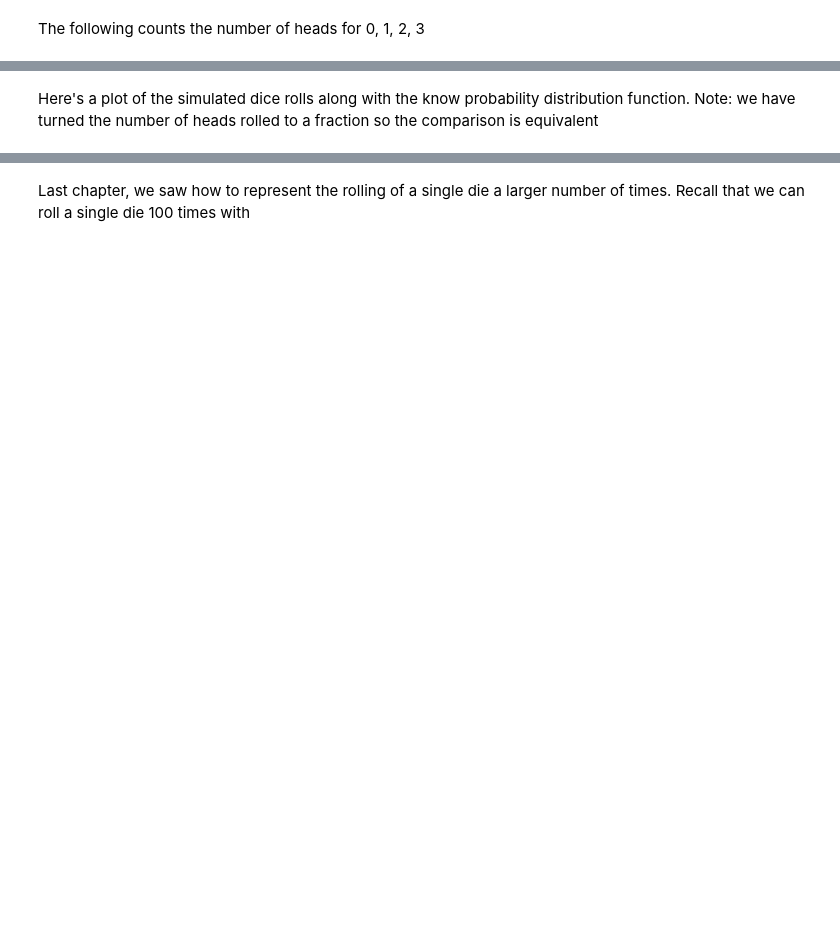
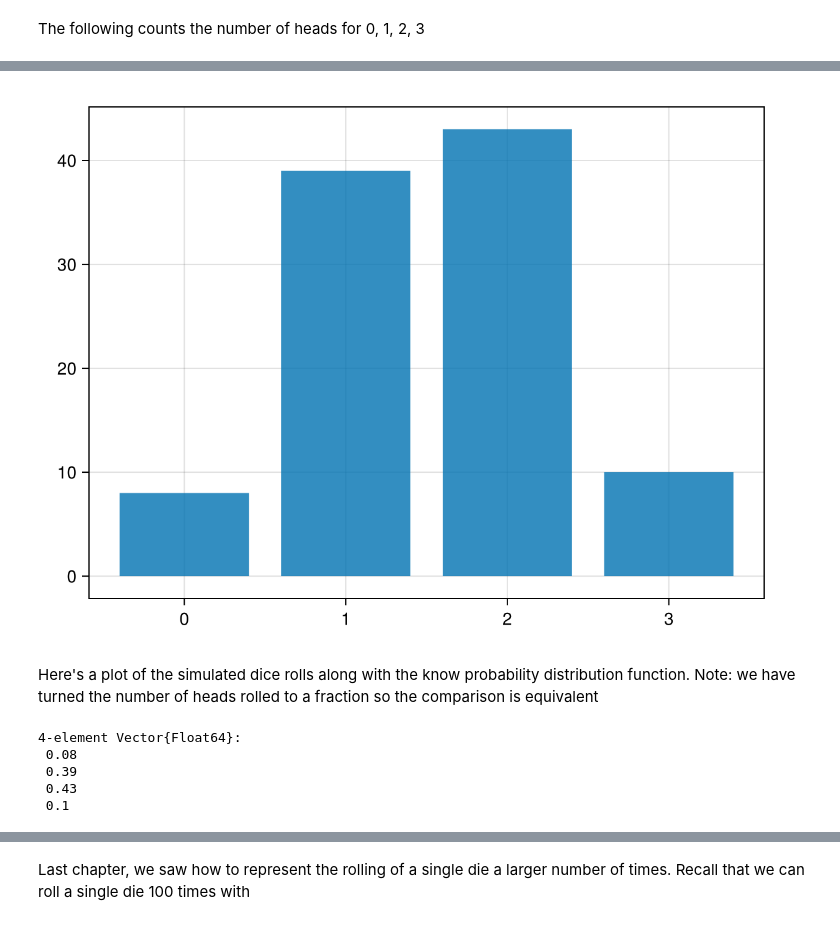
Before and after one commit to pstaabp/sci-comp-notebooks, a Jupyter notebook: notebooks/ch19-template.ipynb, the cells around one changed output, grey strips where cells are left out. Cells and saved outputs as stored; diff of their text form; code cells hidden in the pictures; blank space fills up the shorter version.

```diff
--- a/notebooks/ch19-template.ipynb
+++ b/notebooks/ch19-template.ipynb
@@ -30,6 +100,14 @@ num_heads = counts(heads_sum,0:3)
 # %%
-bar(0:3,num_heads, legend=false)
+barplot(0:3,num_heads)
+# %% [output]
+[figure, added]
 # %% [markdown]
 Here's a plot of the simulated dice rolls along with the know probability distribution function.  Note: we have turned the number of heads rolled to a fraction so the comparison is equivalent
 # %%
-sim_dist = num_heads/sum(num_heads)
+head_count = num_heads/sum(num_heads)
+# %% [output]
+4-element Vector{Float64}:
+ 0.08
+ 0.39
+ 0.43
+ 0.1
```
Also changed, not shown: parts of 50 cells of this notebook, 4 other files.
